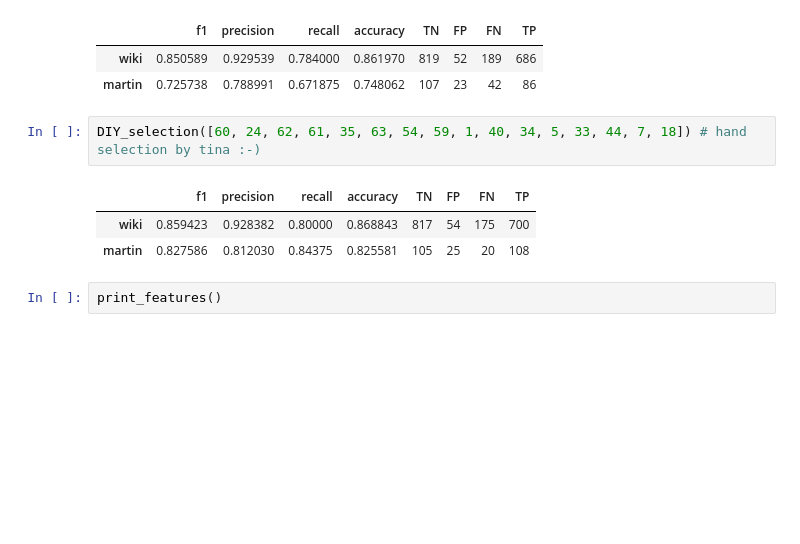
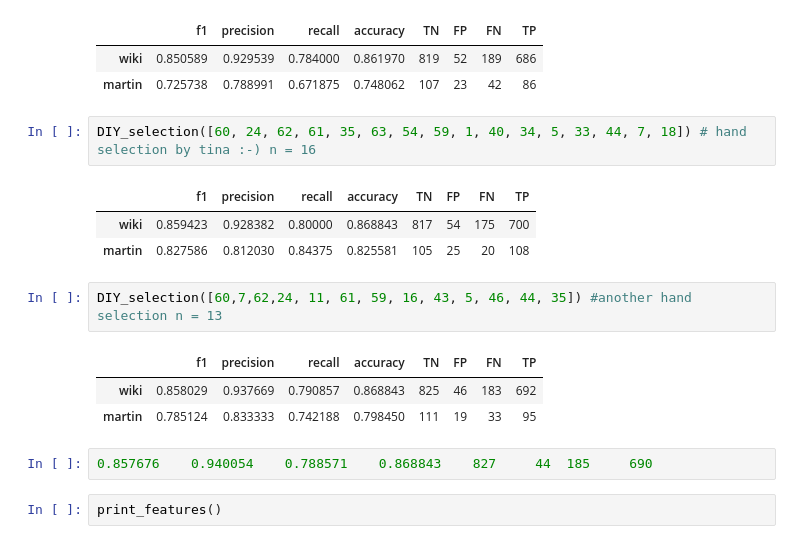
Before and after one commit to nischikata/AggressivenessClassification, a Jupyter notebook: DEMO_DIY-Selection.ipynb, the cells around one changed output. Drawn from its saved outputs; the diff is of its cells as text; blank space fills up the shorter version.

```diff
--- a/DEMO_DIY-Selection.ipynb
+++ b/DEMO_DIY-Selection.ipynb
@@ -18,11 +18,19 @@ DIY_selection([60, 24, 62, 61, 35, 63, 54, 59]) # interesection of best of under
 | wiki | 0.850589 | 0.929539 | 0.784000 | 0.861970 | 819 | 52 | 189 | 686 |
 | martin | 0.725738 | 0.788991 | 0.671875 | 0.748062 | 107 | 23 | 42 | 86 |
 # %%
-DIY_selection([60, 24, 62, 61, 35, 63, 54, 59, 1, 40, 34, 5, 33, 44, 7, 18]) # hand selection by tina :-)
+DIY_selection([60, 24, 62, 61, 35, 63, 54, 59, 1, 40, 34, 5, 33, 44, 7, 18]) # hand selection by tina :-) n = 16
 # %% [output]
 |  | f1 | precision | recall | accuracy | TN | FP | FN | TP |
 | wiki | 0.859423 | 0.928382 | 0.80000 | 0.868843 | 817 | 54 | 175 | 700 |
 | martin | 0.827586 | 0.812030 | 0.84375 | 0.825581 | 105 | 25 | 20 | 108 |
+# %%
+DIY_selection([60,7,62,24, 11, 61, 59, 16, 43, 5, 46, 44, 35]) #another hand selection n = 13
+# %% [output]
+|  | f1 | precision | recall | accuracy | TN | FP | FN | TP |
+| wiki | 0.858029 | 0.937669 | 0.790857 | 0.868843 | 825 | 46 | 183 | 692 |
+| martin | 0.785124 | 0.833333 | 0.742188 | 0.798450 | 111 | 19 | 33 | 95 |
+# %%
+0.857676 	0.940054 	0.788571 	0.868843 	827 	44 	185 	690
 # %%
 print_features()
 # %% [output]
```
Also changed, not shown: 2 other files.
